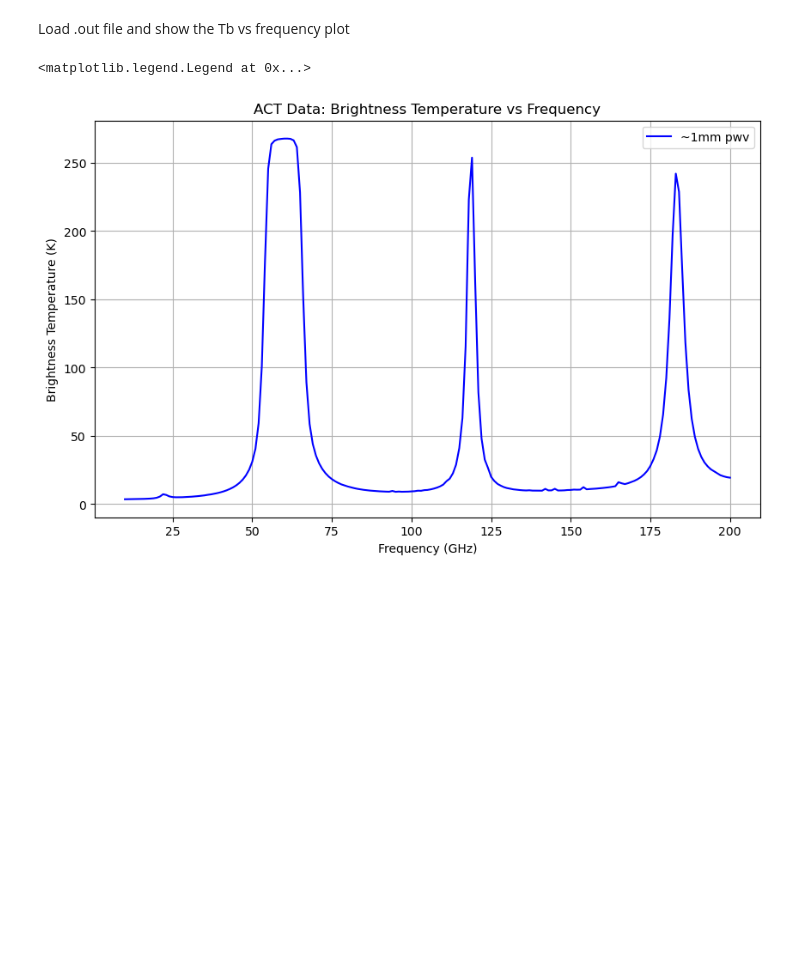
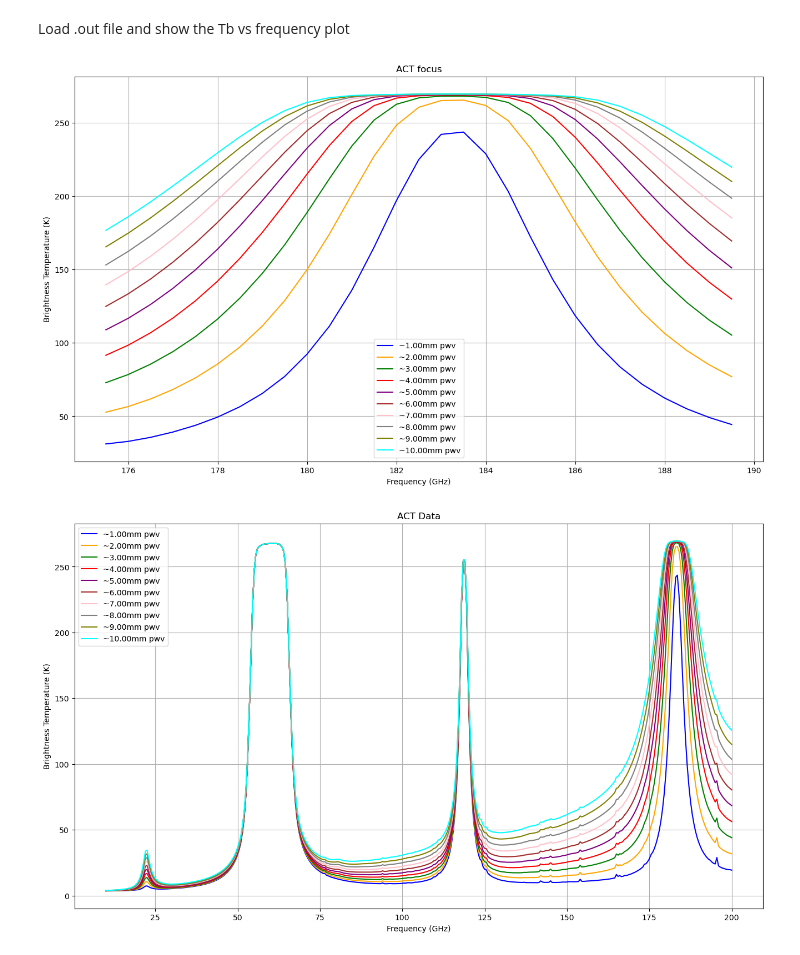
Before and after one commit to ReChen33/252Sum, a Jupyter notebook: Code/ACT/LaS.ipynb, the cells around one changed output. Drawn from its saved outputs; the diff is of its cells as text; code cells hidden in the pictures; blank space fills up the shorter version.

Commit message:
most about show 1-10 pwv for ACT

```diff
--- a/Code/ACT/LaS.ipynb
+++ b/Code/ACT/LaS.ipynb
@@ -3,36 +3,84 @@ Load .out file and show the Tb vs frequency plot
 # %%
 import os
 import warnings
 import subprocess
 from io import BytesIO
 from typing import Dict
 from pathlib import Path
 from datetime import datetime
 from matplotlib.pylab import loadtxt
 from packaging import version
 import matplotlib.pyplot as plt
 
 import numpy as np
 import pandas as pd
 
 from astropy import units as u
 from astropy import constants as c
 
-output_data = np.loadtxt("ACT_DJF_5_1mm.txt")
-#print("ACT_DJF_5_1mm.txt loaded")
+output_data = np.loadtxt("1_10pwv_inp.txt")
+#print(output_data)
+#seperate the rows by PWV
+out_dict: Dict[str, Dict[str,list]] = {}
+for row in output_data:
+
+    if row[1] == 0:
+        key = f"{row[0]:.2f}mm pwv"
+        out_dict[key] = {}
+
+    elif row[1] != 0:
+        #add the frequency and brightness temperature to the dictionary
+        #key = f"{row[0]:.2f}mm pwv"
+        if "frequencies" not in out_dict[key]:
+            out_dict[key]["frequencies"] = []
+            out_dict[key]["brightness_temperature"] = []
+        out_dict[key]["frequencies"].append(row[0])
+        out_dict[key]["brightness_temperature"].append(row[1])
 
 
-fre = output_data[:, 0] * u.GHz
-Tb = output_data[:, 4] * u.K
+#print(out_dict)
 
-#plot the data
-plt.figure(figsize=(10, 6))
-plt.plot(fre, Tb, color='blue', label='~1mm pwv')
-plt.xlabel('Frequency (GHz)')
-plt.ylabel('Brightness Temperature (K)')
-plt.title('ACT Data: Brightness Temperature vs Frequency')
-plt.grid()
-plt.legend()
+# fre = output_data[:, 0] * u.GHz
+# Tb = output_data[:, 1] * u.K
+
+colors = ['blue', 'orange', 'green', 'red', 'purple', 'brown', 'pink', 'gray', 'olive', 'cyan']
+
+fig0,ax0 = plt.subplots(figsize=(16, 9))
+fig1,ax1 = plt.subplots(1, 1, figsize=(16, 9))
+
+for key in out_dict:
+    fre = np.array(out_dict[key]["frequencies"]) * u.GHz
+    Tb = np.array(out_dict[key]["brightness_temperature"]) * u.K
+    fre_foc = []
+    Tb_foc = []
+
+    #plot the data
+
+    #only plot if fre between 170 and 190 GHz
+    for i in range(len(fre)):
+
+        if fre[i] > 175 * u.GHz and fre[i] < 190 * u.GHz:
+            fre_foc.append(fre[i])
+            Tb_foc.append(Tb[i])
+
+    ax0.plot([f.value for f in fre_foc], [t.value for t in Tb_foc], color=colors[0], label=f"~{key}")
+    ax0.set_xlabel('Frequency (GHz)')
+    ax0.set_ylabel('Brightness Temperature (K)')
+    ax0.set_title('ACT focus')
+    ax0.grid(True)
+    ax0.legend()
+
+    ax1.plot(fre.value, Tb.value, label=f"~{key}", color=colors.pop(0))
+    ax1.set_xlabel('Frequency (GHz)')
+    ax1.set_ylabel('Brightness Temperature (K)')
+    ax1.set_title('ACT Data')
+    #ax1.grid(True)
+    ax1.legend()
+
+fig1.savefig("ACT 1-10pwv.svg")
+fig0.savefig("ACT 1-10pwv focus.svg")
+
+plt.show()
 # %% [output]
-<matplotlib.legend.Legend at 0x...>
-[figure, old version]
+[figure, new version]
+[figure, added]
```
Also changed, not shown: parts of 1 cell of this notebook, 10 other files.
